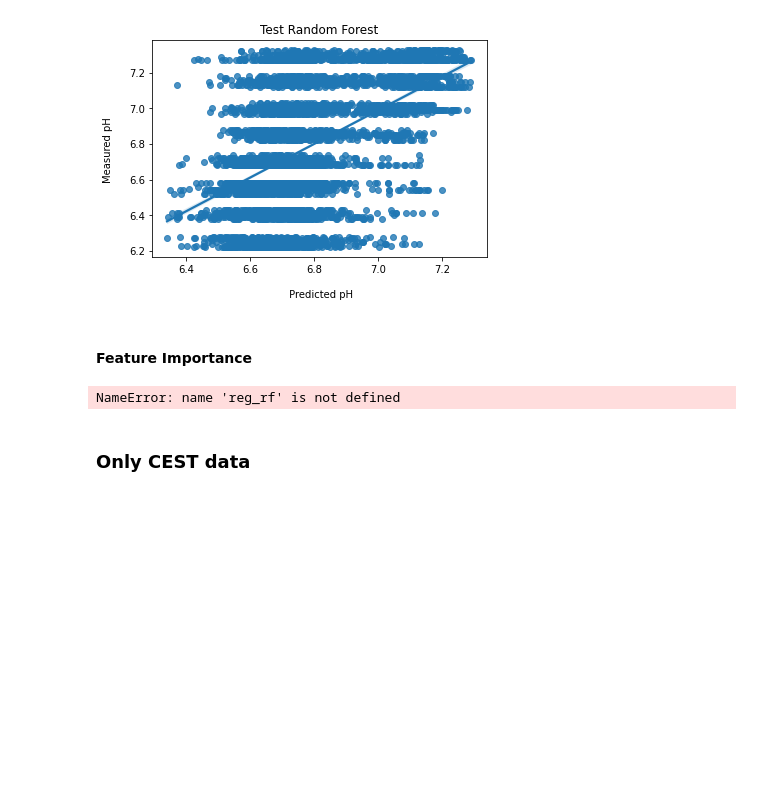
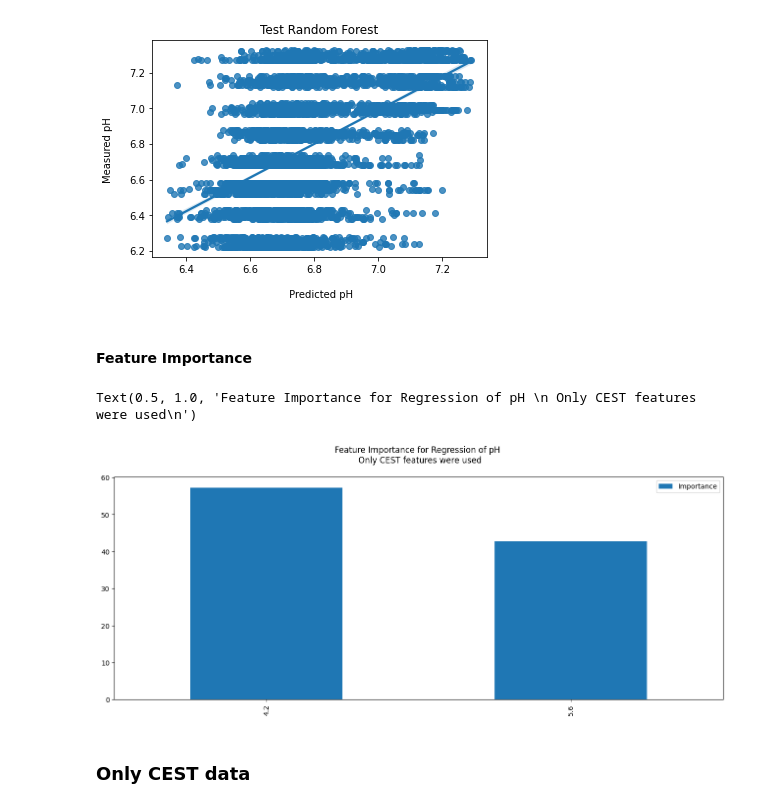
Before and after one commit to JCardenasRdz/acido_CEST_Machine_Learning, a Jupyter notebook: notebooks/2b-Regression-Random_Forest.ipynb, the cells around one changed output. Saved outputs shown, nothing was run; the diff lists cells and outputs as text; code cells hidden in the pictures; blank space fills up the shorter version.

```diff
--- a/notebooks/2b-Regression-Random_Forest.ipynb
+++ b/notebooks/2b-Regression-Random_Forest.ipynb
@@ -166,12 +165,13 @@ NameError: name 'reg_rf' is not defined
 # %% [markdown]
 #### Feature Importance
 # %%
-I = pd.DataFrame( 100 * reg_rf.feature_importances_, columns=['Importance'], index = Xdata.columns)
+I = pd.DataFrame( 100 * RF_regressor_4256.feature_importances_, columns=['Importance'], index = Xdata.columns)
 _, ax = plt.subplots(dpi = 100, figsize=(16,6))
 I.plot(kind='bar', ax = ax, rot=90)
 plt.title('Feature Importance for Regression of pH \n Only CEST features were used\n')
 # %% [output]
-NameError: name 'reg_rf' is not defined
+Text(0.5, 1.0, 'Feature Importance for Regression of pH \n Only CEST features were used\n')
+[figure, added]
 # %% [markdown]
 ### Only CEST data
 # %%
```
Also changed, not shown: parts of 7 cells of this notebook.
